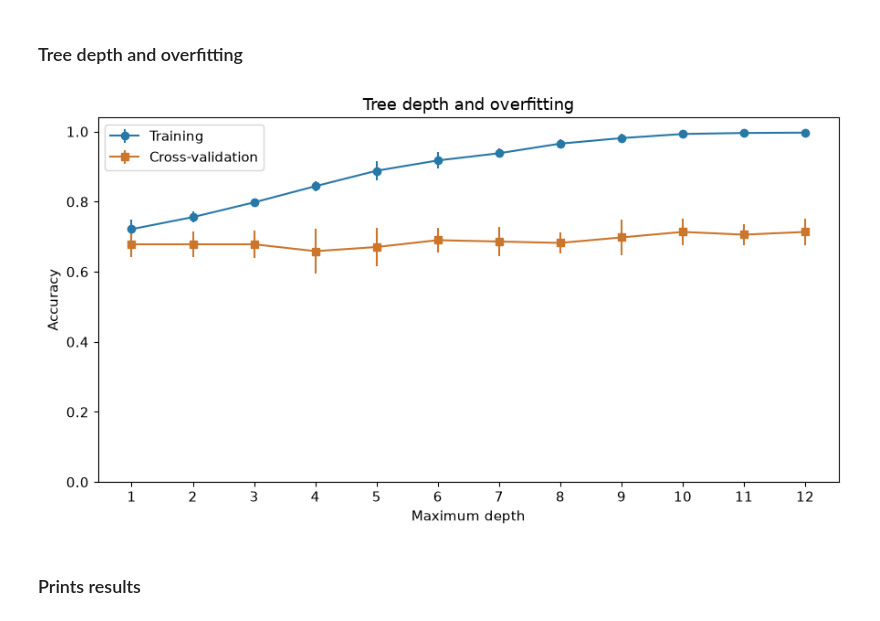
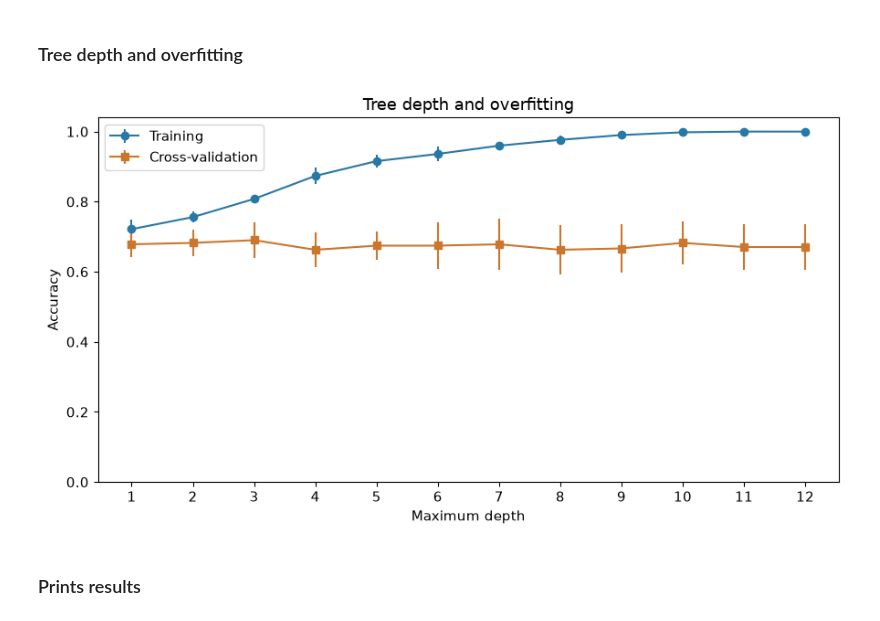
Before and after one commit to aaamainorg/dat540-group1, a Jupyter notebook: Model_decision_tree_dev.ipynb, the cells around one changed output. Saved outputs shown, nothing was run; the diff lists cells and outputs as text; code cells hidden in the pictures.

```diff
--- a/Model_decision_tree_dev.ipynb
+++ b/Model_decision_tree_dev.ipynb
@@ -252,21 +356,43 @@ plt.show() # viser treet med lærte regler
 # %%
 depths = np.arange(1, 13) # velger dybdene 1 til og med 12
 depth_train, depth_cv = ms.validation_curve( # måler resultatene ved ulike maksimale dybder.
-    decision_tree, X_train, y_train, param_name="max_depth", # endrer bare dybden til startmodellen.
-    param_range=depths, cv=cv, scoring="accuracy" # måler nøyaktighet med de samme fem foldene.
+    decision_tree,
+    X_train,
+    y_train,
+    param_name="tree__max_depth",
+    param_range=depths,
+    cv=cv,
+    scoring="accuracy"
 )
 fig, ax = plt.subplots() # lager figuren
-ax.errorbar(depths, depth_train.mean(axis=1), yerr=depth_train.std(axis=1), # beregner snitt og spredning for trening
-            color=COLORS[0], fmt="o-", label="Training") # tegner treningskurven med runde punkter
-ax.errorbar(depths, depth_cv.mean(axis=1), yerr=depth_cv.std(axis=1), # beregner snitt og spredning for validering
-            color=COLORS[2], fmt="s-", label="Cross-validation") # tegner valideringskurven med firkanter
-ax.set(title="Tree depth and overfitting", xlabel="Maximum depth", ylabel="Accuracy", # navngir grafen og aksene
-       ylim=(0, 1.04), xticks=depths) # bruker en skala fra null og viser hver dybde
+ax.errorbar(
+    depths,
+    depth_train.mean(axis=1),
+    yerr=depth_train.std(axis=1), # beregner snitt og spredning for trening
+    color=COLORS[0],
+    fmt="o-",
+    label="Training"
+    ) # tegner treningskurven med sirkler
+ax.errorbar(
+    depths,
+    depth_cv.mean(axis=1),
+    yerr=depth_cv.std(axis=1), # beregner snitt og spredning for validering
+    color=COLORS[2],
+    fmt="s-",
+    label="Cross-validation"
+    ) # tegner valideringskurven med firkanter
+ax.set(
+    title="Tree depth and overfitting",
+    xlabel="Maximum depth",
+    ylabel="Accuracy",
+    ylim=(0, 1.04),
+    xticks=depths
+   ) # setter tittel, aksebeskrivelser og aksenes grenser
 ax.legend() # forklarer de to kurvene
 plt.tight_layout() # sørger for at teksten får plass
 plt.show() # viser hvordan dybden påvirker resultatene
 # %% [output]
-[figure, old version]
+[figure, new version]
 # %% [markdown]
 ### Prints results
 # %%
```
Also changed, not shown: parts of 11 cells of this notebook.
